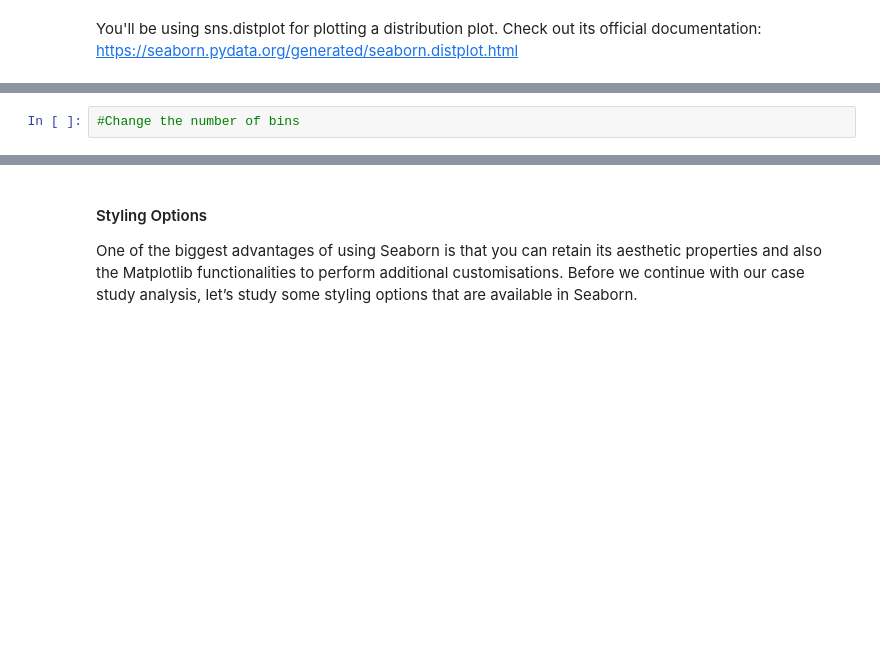
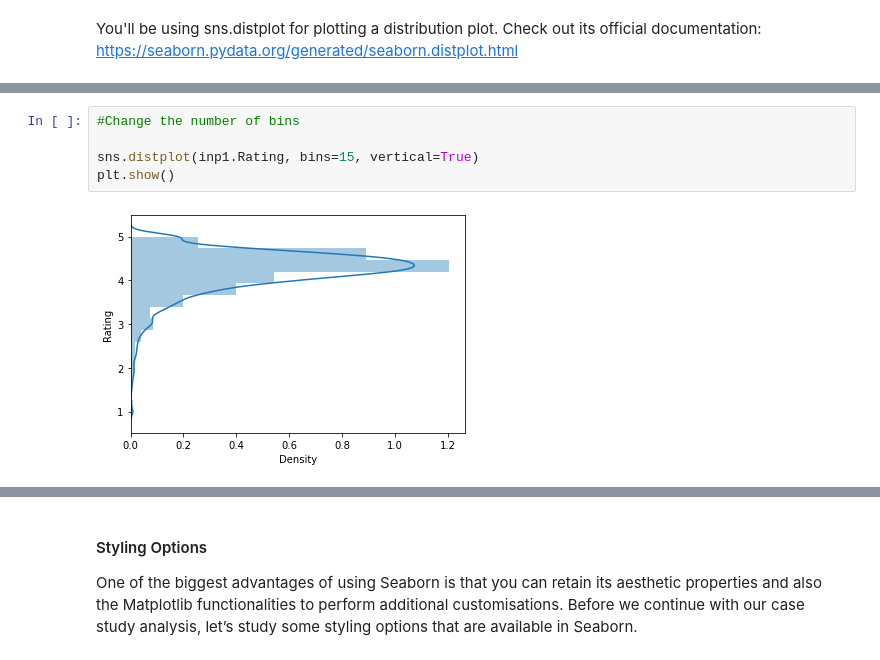
Before and after one commit to teerapat1739/multipurpose-jupyter-notebook, a Jupyter notebook: notebooks/Data Visualisation in Python - Case Study.ipynb, the cells around one changed output, grey strips where cells are left out. Cells and saved outputs as stored; diff of their text form; blank space fills up the shorter version.

```diff
--- a/notebooks/Data Visualisation in Python - Case Study.ipynb
+++ b/notebooks/Data Visualisation in Python - Case Study.ipynb
@@ -549,4 +557,9 @@ You'll be using sns.distplot for plotting a distribution plot. Check out its off
 # %%
 #Change the number of bins
+
+sns.distplot(inp1.Rating, bins=15, vertical=True)
+plt.show()
+# %% [output]
+[figure, added]
 # %%
 #Change the colour of bins to green
```
Also changed, not shown: parts of 23 cells of this notebook.
